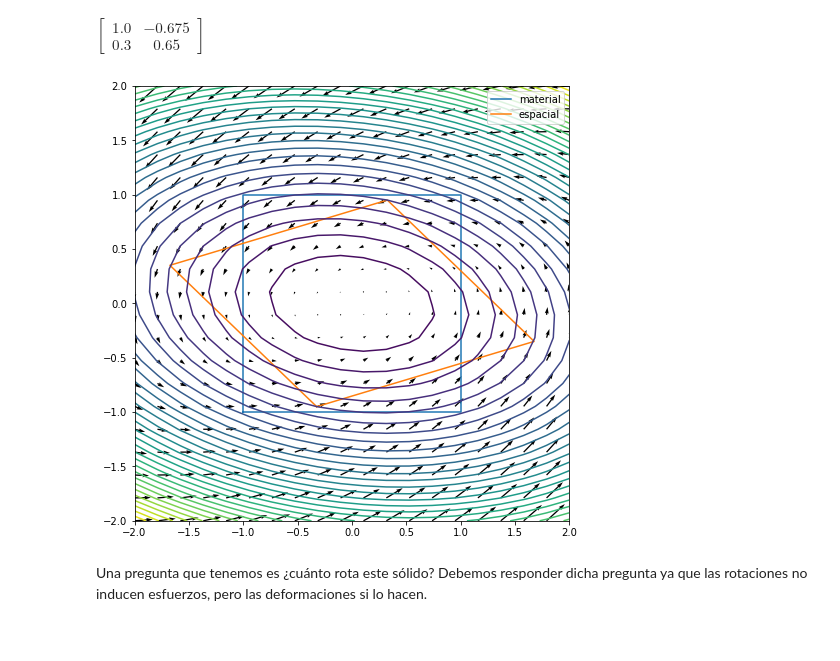
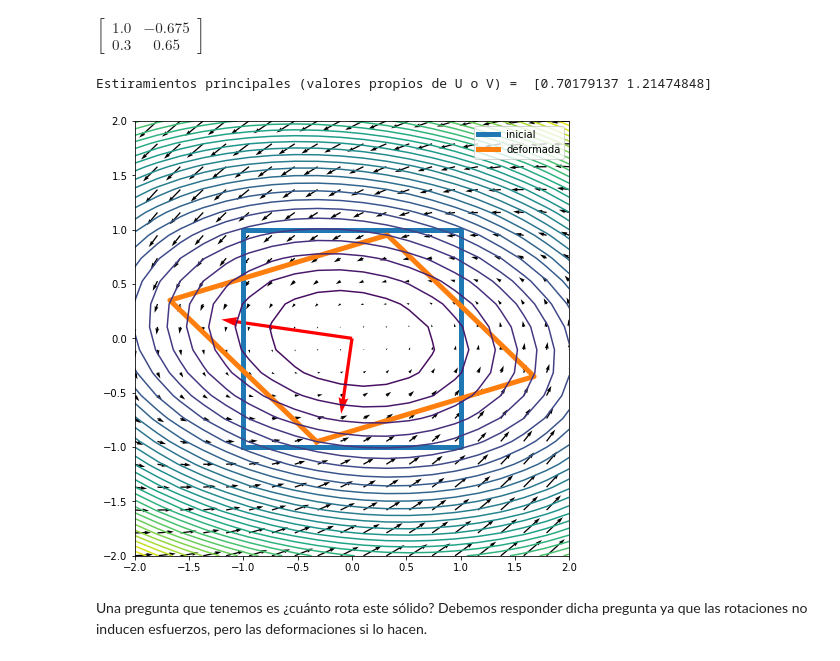
Before and after one commit to diegoandresalvarez/tensorial, a Jupyter notebook: codigo/Gradiente de deformación F.ipynb, the cells around one changed output. Saved outputs shown, nothing was run; the diff lists cells and outputs as text; code cells hidden in the pictures.

Commit message:
Direcciones principales de estiramiento

```diff
--- a/codigo/Gradiente de deformación F.ipynb
+++ b/codigo/Gradiente de deformación F.ipynb
@@ -81,8 +82,8 @@ def dibujar_chi(chi, XX, ejes, contorno=False, vec_prop=True):
 
     # Se dibuja la posición material (inicial) y la espacial (actual)
     fig, ax = plt.subplots(figsize =(16, 8))
-    ax.plot(np.r_[X, X[0]], np.r_[Y, Y[0]], label='material')
-    ax.plot(np.r_[x, x[0]], np.r_[y, y[0]], label='espacial')
+    ax.plot(np.r_[X, X[0]], np.r_[Y, Y[0]], label='inicial',   linewidth=5)
+    ax.plot(np.r_[x, x[0]], np.r_[y, y[0]], label='deformada', linewidth=5)
     ax.set_aspect('equal')
     ax.legend()
 
@@ -102,21 +103,32 @@ def dibujar_chi(chi, XX, ejes, contorno=False, vec_prop=True):
         X_, Y_ = sp.symbols('X Y')
         F = np.array(chi.jacobian([X_,Y_])).astype(np.float64)
 
-        b = F @ F.T # left Cauchy-Green tensor
-        invb = np.linalg.inv(b)
-        xT_invb_X = np.zeros_like(X)
+        B = F @ F.T  # left Cauchy-Green tensor
+        invB = np.linalg.inv(B)
+        xT_invB_X = np.zeros_like(X)
         m, n = X.shape
         for i in range(m):
             for j in range(n):
                 mix = np.array([X[i,j], Y[i,j]])
-                xT_invb_X[i,j] = mix.T@invb@mix
-        ax.contour(X,Y,xT_invb_X, 30)
+                xT_invB_X[i,j] = mix.T@invB@mix
+        ax.contour(X,Y,xT_invB_X, 30)
 
+        # se grafican los estiramientos principales junto con las direcciones principales espaciales
         if vec_prop:
-            valp, vecp = np.linalg.eig(invb)
-            ax.quiver(0, 0, vecp[0,0], vecp[1,0], angles='xy', scale_units='xy', scale=valp[0])
-            ax.quiver(0, 0, vecp[0,1], vecp[1,1], angles='xy', scale_units='xy', scale=valp[1])
+            flecha = lambda f,col : ax.quiver(0, 0, f[0], f[1],
+                                              units='xy', angles='xy', scale_units='xy', color=col, scale=1)
 
+            R, V = polar(F, 'left')
+            valp, vecp = np.linalg.eigh(V)
+            flecha(valp[0]*vecp[:,0], 'r')
+            flecha(valp[1]*vecp[:,1], 'r')
+
+            #R, U = polar(F, 'right')
+            #valp, vecp = np.linalg.eigh(U)
+            #flecha(valp[0]*vecp[:,0], 'b')
+            #flecha(valp[1]*vecp[:,1], 'b')
+
+            print('Estiramientos principales (valores propios de U o V) = ', valp)
     plt.show()
 # %% [markdown]
 ## Creación de la función $\boldsymbol{\chi}$ a partir de las posiciones inicial y final
@@ -294,9 +310,10 @@ F
 # %% [output]
 $\displaystyle \left[\begin{matrix}1.0 & -0.675\\0.3 & 0.65\end{matrix}\right]$
 # %%
-dibujar_chi(chi, XX, [-2, 2, -2, 2], contorno=True, vec_prop=False)
+dibujar_chi(chi, XX, [-2, 2, -2, 2], contorno=True, vec_prop=True)
 # %% [output]
+Estiramientos principales (valores propios de U o V) =  [0.70179137 1.21474848]
-[figure, old version]
+[figure, new version]
 # %% [markdown]
 Una pregunta que tenemos es ¿cuánto rota este sólido? Debemos responder dicha pregunta ya que las rotaciones no inducen esfuerzos, pero las deformaciones si lo hacen.
 # %% [markdown]
```
Also changed, not shown: parts of 37 cells of this notebook.
